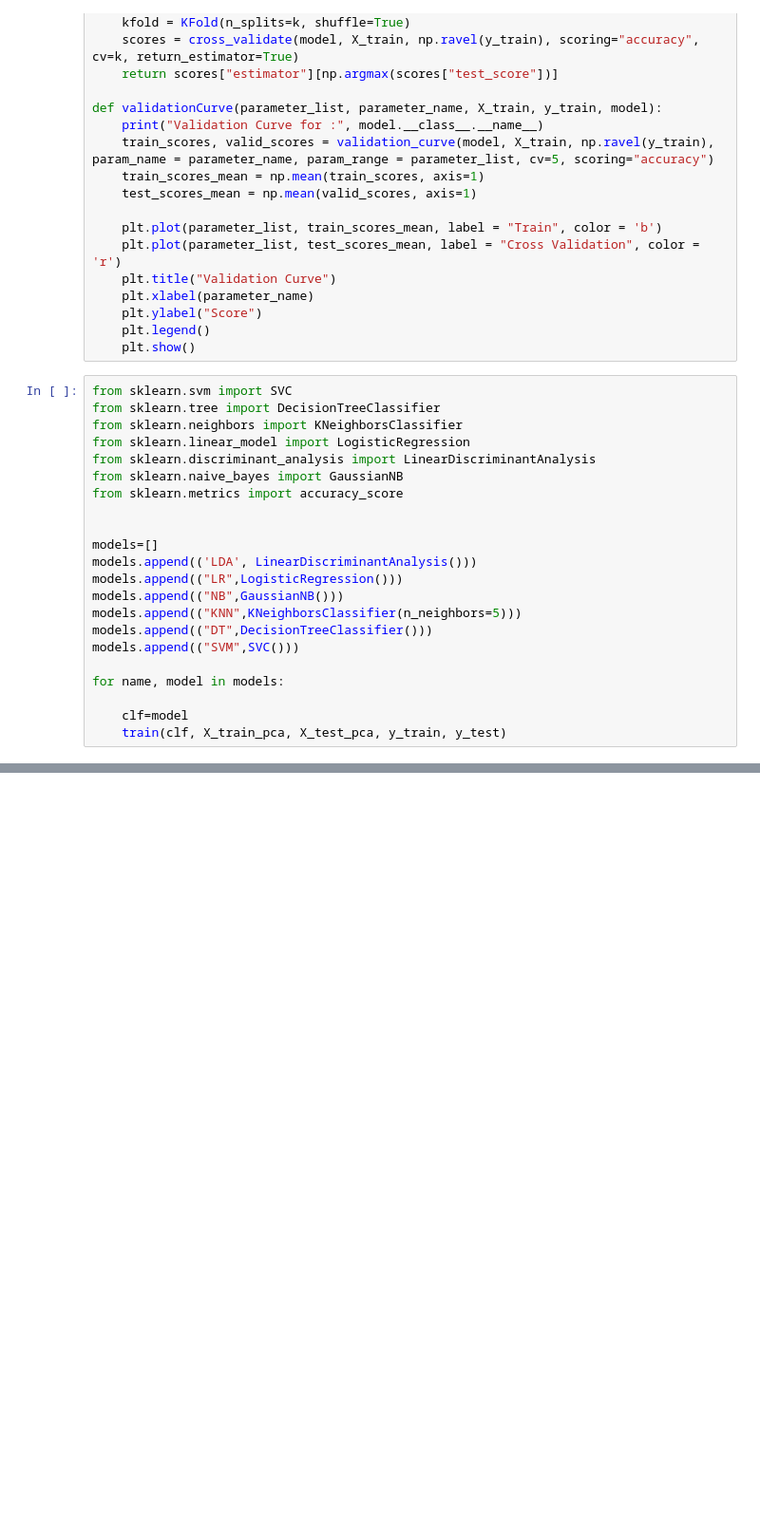
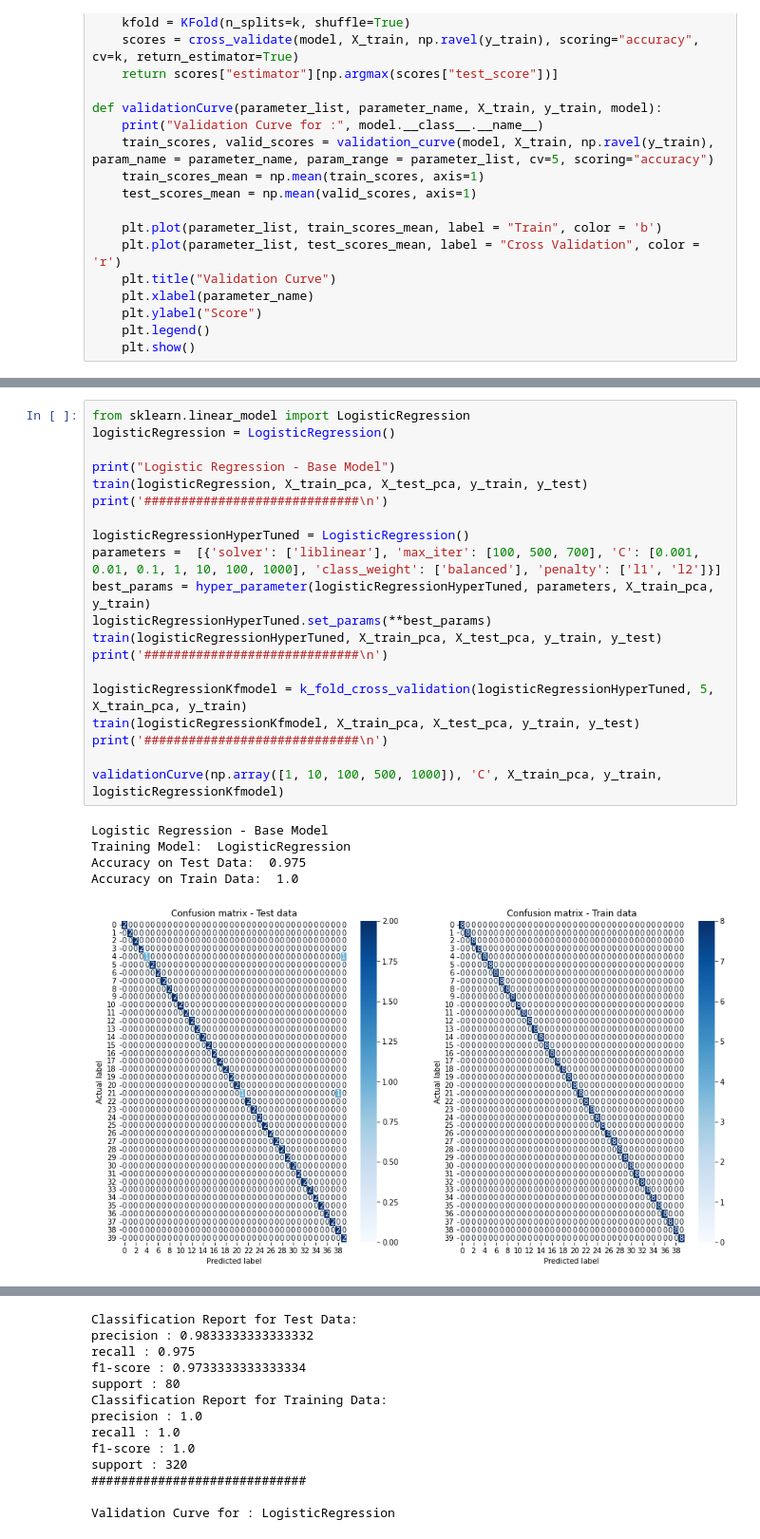
Before and after one commit to TheScorpoi/faa-face-recognition, a Jupyter notebook: src/main.ipynb, the cells around one changed output, grey strips where cells are left out. Shown at 95% size. Drawn from its saved outputs; the diff is of its cells as text; blank space fills up the shorter version.

```diff
--- a/src/main.ipynb
+++ b/src/main.ipynb
@@ -406,25 +369,3 @@ def validationCurve(parameter_list, parameter_name, X_train, y_train, model):
     plt.ylabel("Score")
     plt.legend()
     plt.show()
-# %%
-from sklearn.svm import SVC
-from sklearn.tree import DecisionTreeClassifier
-from sklearn.neighbors import KNeighborsClassifier
-from sklearn.linear_model import LogisticRegression
-from sklearn.discriminant_analysis import LinearDiscriminantAnalysis
-from sklearn.naive_bayes import GaussianNB
-from sklearn.metrics import accuracy_score
-
-
-models=[]
-models.append(('LDA', LinearDiscriminantAnalysis()))
-models.append(("LR",LogisticRegression()))
-models.append(("NB",GaussianNB()))
-models.append(("KNN",KNeighborsClassifier(n_neighbors=5)))
-models.append(("DT",DecisionTreeClassifier()))
-models.append(("SVM",SVC()))
-
-for name, model in models:
-
-    clf=model
-    train(clf, X_train_pca, X_test_pca, y_train, y_test)
@@ -497,0 +374,26 @@ support : 320
+# %%
+from sklearn.linear_model import LogisticRegression
+logisticRegression = LogisticRegression()
+
+print("Logistic Regression - Base Model")
+train(logisticRegression, X_train_pca, X_test_pca, y_train, y_test)
+print('#############################\n')
+
+logisticRegressionHyperTuned = LogisticRegression()
+parameters =  [{'solver': ['liblinear'], 'max_iter': [100, 500, 700], 'C': [0.001, 0.01, 0.1, 1, 10, 100, 1000], 'class_weight': ['balanced'], 'penalty': ['l1', 'l2']}]
+best_params = hyper_parameter(logisticRegressionHyperTuned, parameters, X_train_pca, y_train)
+logisticRegressionHyperTuned.set_params(**best_params)
+train(logisticRegressionHyperTuned, X_train_pca, X_test_pca, y_train, y_test)
+print('#############################\n')
+
+logisticRegressionKfmodel = k_fold_cross_validation(logisticRegressionHyperTuned, 5, X_train_pca, y_train)
+train(logisticRegressionKfmodel, X_train_pca, X_test_pca, y_train, y_test)
+print('#############################\n')
+
+validationCurve(np.array([1, 10, 100, 500, 1000]), 'C', X_train_pca, y_train, logisticRegressionKfmodel)
+# %% [output]
+Logistic Regression - Base Model
+Training Model:  LogisticRegression
+Accuracy on Test Data:  0.975
+Accuracy on Train Data:  1.0
+[figure, added]
@@ -497,0 +435,13 @@ support : 320
+Classification Report for Test Data:
+precision : 0.9833333333333332
+recall : 0.975
+f1-score : 0.9733333333333334
+support : 80
+Classification Report for Training Data:
+precision : 1.0
+recall : 1.0
+f1-score : 1.0
+support : 320
+#############################
+
+Validation Curve for : LogisticRegression
```
Also changed, not shown: parts of 26 cells of this notebook.
